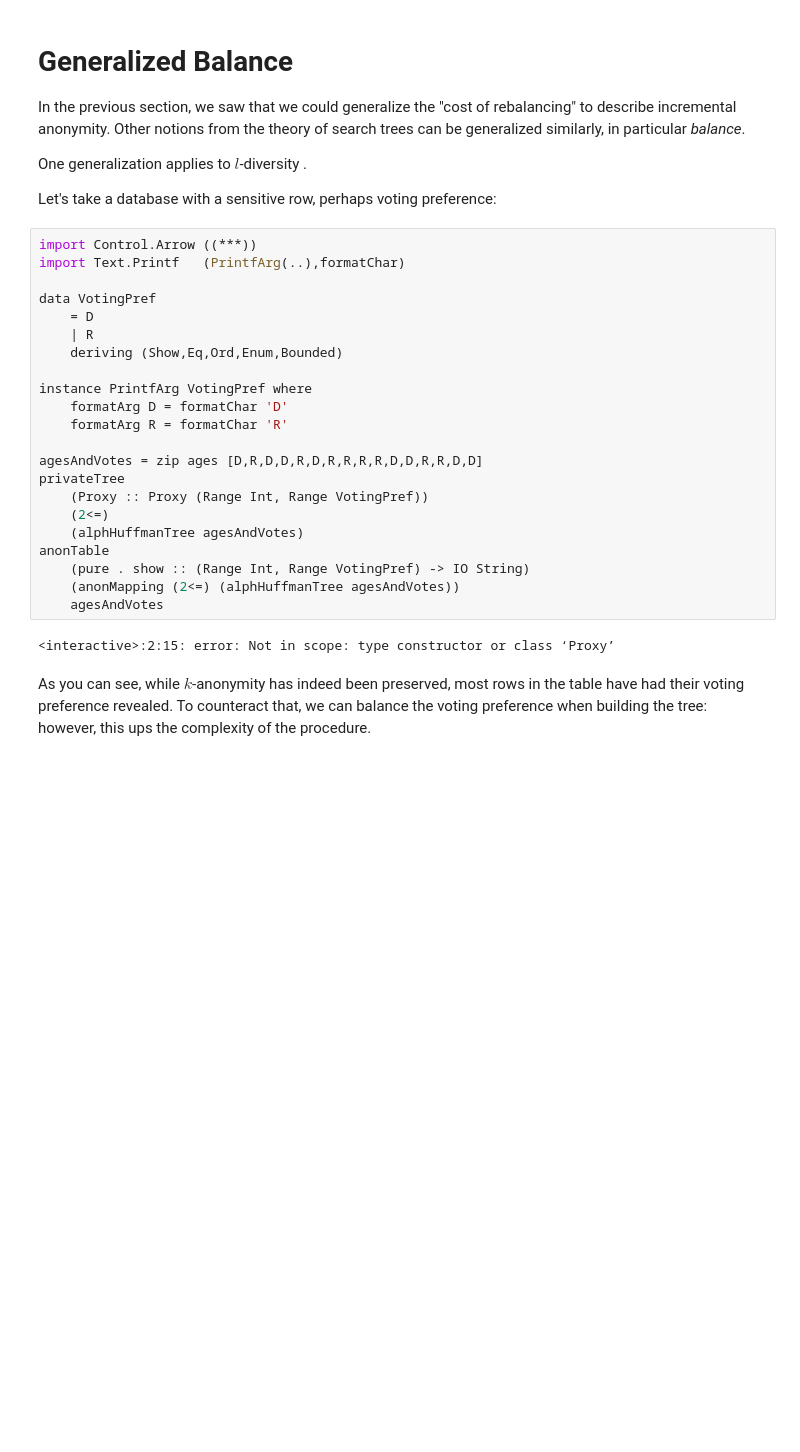
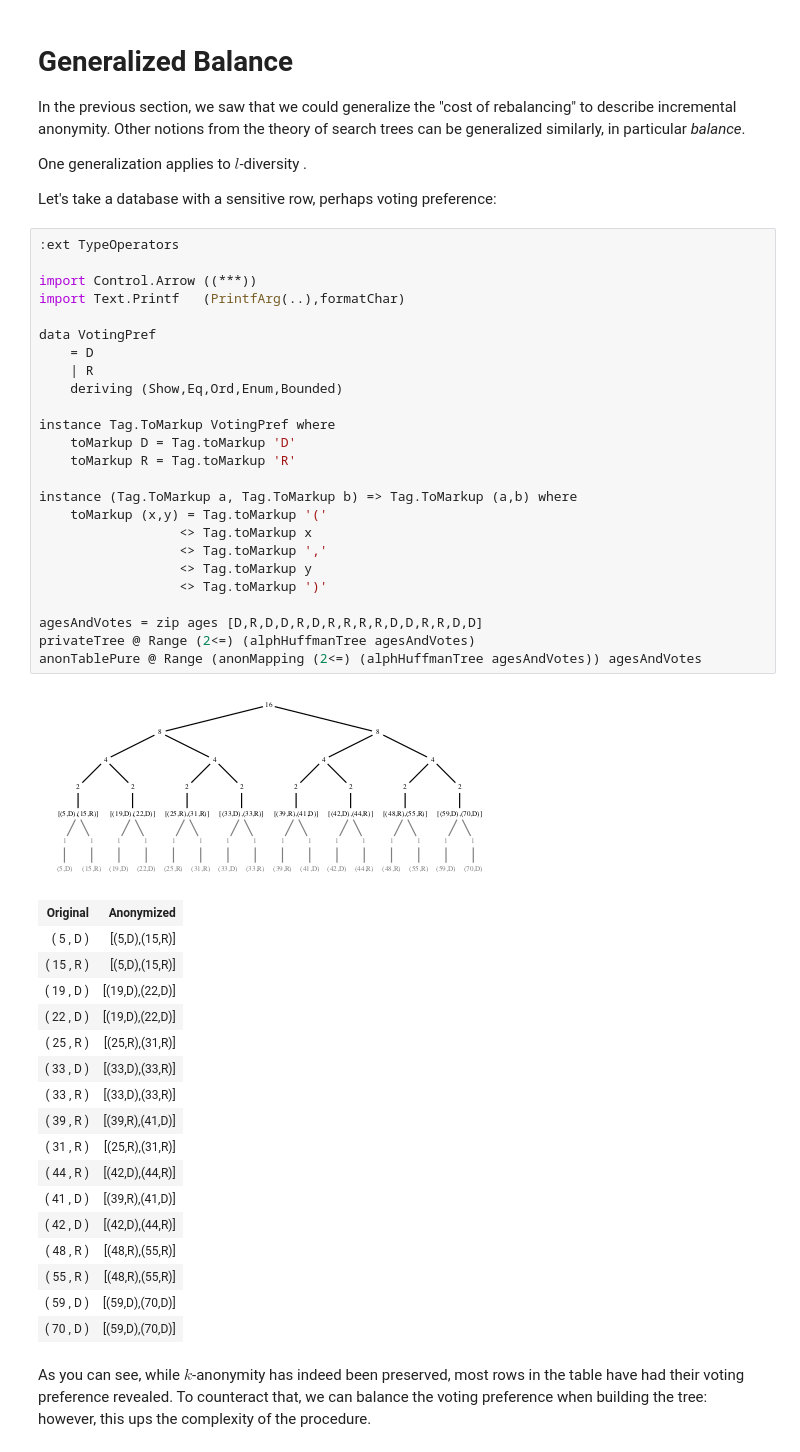
Before and after one commit to oisdk/IHaskell, a Jupyter notebook: notebooks/Privacy.ipynb, the cells around one changed output. Drawn from its saved outputs; the diff is of its cells as text; blank space fills up the shorter version.

```diff
--- a/notebooks/Privacy.ipynb
+++ b/notebooks/Privacy.ipynb
@@ -585,29 +615,49 @@ One generalization applies to $l$-diversity <cite data-cite="2201627/E9354EJL"><
 
 Let's take a database with a sensitive row, perhaps voting preference:
 # %%
+:ext TypeOperators
+
 import Control.Arrow ((***))
 import Text.Printf   (PrintfArg(..),formatChar)
 
 data VotingPref
     = D
     | R
     deriving (Show,Eq,Ord,Enum,Bounded)
 
-instance PrintfArg VotingPref where
-    formatArg D = formatChar 'D'
-    formatArg R = formatChar 'R'
+instance Tag.ToMarkup VotingPref where
+    toMarkup D = Tag.toMarkup 'D'
+    toMarkup R = Tag.toMarkup 'R'
+
+instance (Tag.ToMarkup a, Tag.ToMarkup b) => Tag.ToMarkup (a,b) where
+    toMarkup (x,y) = Tag.toMarkup '('
+                  <> Tag.toMarkup x
+                  <> Tag.toMarkup ','
+                  <> Tag.toMarkup y
+                  <> Tag.toMarkup ')'
 
 agesAndVotes = zip ages [D,R,D,D,R,D,R,R,R,R,D,D,R,R,D,D]
-privateTree
-    (Proxy :: Proxy (Range Int, Range VotingPref))
-    (2<=)
-    (alphHuffmanTree agesAndVotes)
-anonTable
-    (pure . show :: (Range Int, Range VotingPref) -> IO String)
-    (anonMapping (2<=) (alphHuffmanTree agesAndVotes))
-    agesAndVotes
+privateTree @ Range (2<=) (alphHuffmanTree agesAndVotes)
+anonTablePure @ Range (anonMapping (2<=) (alphHuffmanTree agesAndVotes)) agesAndVotes
 # %% [output]
-<interactive>:2:15: error: Not in scope: type constructor or class ‘Proxy’
+[figure, added]
+| Original | Anonymized |
+| ( 5 , D ) | [(5,D),(15,R)] |
+| ( 15 , R ) | [(5,D),(15,R)] |
+| ( 19 , D ) | [(19,D),(22,D)] |
+| ( 22 , D ) | [(19,D),(22,D)] |
+| ( 25 , R ) | [(25,R),(31,R)] |
+| ( 33 , D ) | [(33,D),(33,R)] |
+| ( 33 , R ) | [(33,D),(33,R)] |
+| ( 39 , R ) | [(39,R),(41,D)] |
+| ( 31 , R ) | [(25,R),(31,R)] |
+| ( 44 , R ) | [(42,D),(44,R)] |
+| ( 41 , D ) | [(39,R),(41,D)] |
+| ( 42 , D ) | [(42,D),(44,R)] |
+| ( 48 , R ) | [(48,R),(55,R)] |
+| ( 55 , R ) | [(48,R),(55,R)] |
+| ( 59 , D ) | [(59,D),(70,D)] |
+| ( 70 , D ) | [(59,D),(70,D)] |
 # %% [markdown]
 As you can see, while $k$-anonymity has indeed been preserved, most rows in the table have had their voting preference revealed. To counteract that, we can balance the voting preference when building the tree: however, this ups the complexity of the procedure.
 # %% [markdown]
```
Also changed, not shown: parts of 22 cells of this notebook, 10 other files.
